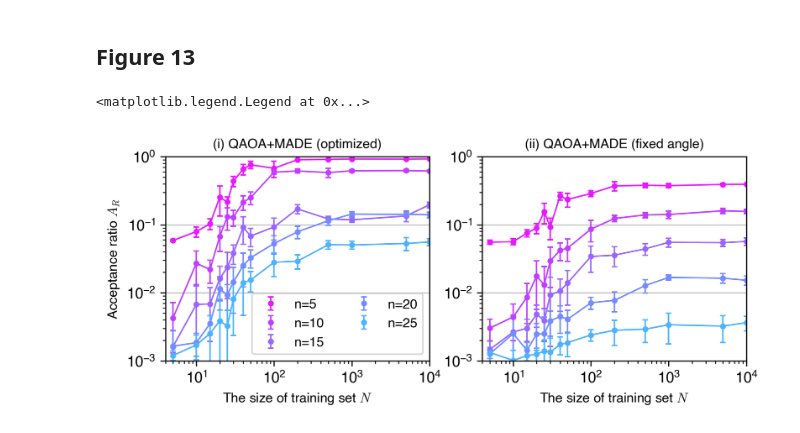
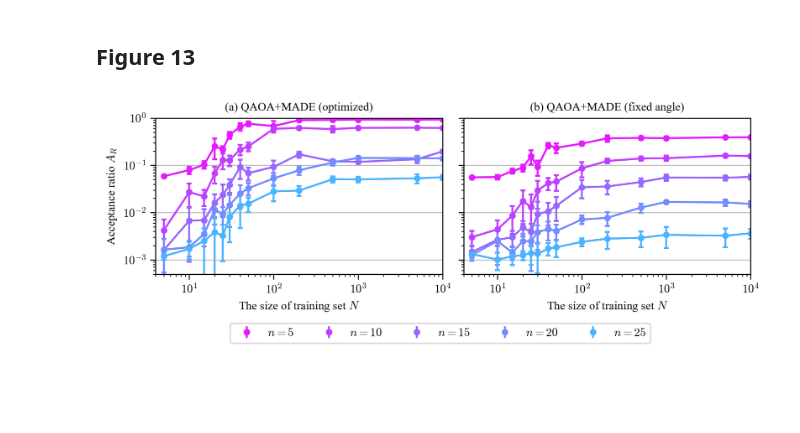
Before and after one commit to yuichiro-nakano/data_for_qaoa-made-mcmc, a Jupyter notebook: figure/make_fig.ipynb, the cells around one changed output. Cells and saved outputs as stored; diff of their text form; code cells hidden in the pictures; blank space fills up the shorter version.

```diff
--- a/figure/make_fig.ipynb
+++ b/figure/make_fig.ipynb
@@ -485,7 +603,6 @@ opt_accept_rate = np.count_nonzero(opt_qaoa_made_update_log, axis=2) / opt_qaoa_
 fix_accept_rate = np.count_nonzero(fix_qaoa_made_update_log, axis=2) / fix_qaoa_made_update_log.shape[2]
 uni_accept_rate = np.count_nonzero(uniform_update_log, axis=2) / uniform_update_log.shape[2]
 ssf_accept_rate = np.count_nonzero(ssf_update_log, axis=2) / ssf_update_log.shape[2]
-print(opt_accept_rate[0])
 
 capsize = 2
 markersize = 4
@@ -494,7 +611,7 @@ capthick = 1.5
 linewidth = 1.5
 spines = 0.75
 fontsize = 9
-linestyle = (0, (1, 1)) # 'densely dotted'
+linestyle = (0, (1, 1))
 
 fig8, ax8 = plt.subplots(2,1, figsize=(3.29,4), gridspec_kw=dict(height_ratios=[5,2], hspace=0.3), dpi=300)
 for i in range(n_instance):
@@ -508,7 +625,6 @@ ax8[0].axhline(np.average(np.average(fix_accept_rate, axis=1), axis=0), color=or
 ax8[0].axhline(np.average(np.average(uni_accept_rate, axis=1), axis=0), color='dimgrey', linestyle=linestyle, linewidth=linewidth)
 ax8[0].axhline(np.average(np.average(ssf_accept_rate, axis=1), axis=0), color=blue, linestyle=linestyle, linewidth=linewidth)
 
-#ax8[0].set_axisbelow(True) #gridを背面にする
 ax8[0].spines["top"].set_linewidth(spines)
 ax8[0].spines["left"].set_linewidth(spines)
 ax8[0].spines["bottom"].set_linewidth(spines)
@@ -517,19 +633,20 @@ ax8[0].spines["right"].set_linewidth(spines)
 ax8[0].set_yscale('log')
 ax8[0].set_xlabel('Instance', fontsize=fontsize)
 ax8[0].set_ylabel(r'Acceptance ratio $A_R$', fontsize=fontsize)
-ax8[0].tick_params(labelsize=fontsize)
+ax8[0].tick_params(width=spines, labelsize=fontsize, length=4.0, labelbottom=True)
 ax8[0].tick_params(which='major', width=spines)
-ax8[0].minorticks_off()
 
-ax8[-1].plot([], [], marker='o', color=red, label='MADE+QAOA (optimized)', linestyle=None)
-ax8[-1].plot([], [], marker='o', color=orange, label='MADE+QAOA (fixed angle)', linestyle=None)
-ax8[-1].plot([], [], marker='o', color='dimgrey', label='Uniform', linestyle=None)
-ax8[-1].plot([], [], marker='o', color=blue, label='SSF', linestyle=None)
+ax8[0].xaxis.set_major_formatter(FuncFormatter(math_tick))
+ax8[0].yaxis.set_major_formatter(FuncFormatter(math_exp_tick))
+
+ax8[-1].errorbar([], [], [], color=red, label='MADE+QAOA (optimized)', linestyle='none', marker='o', markersize=markersize, capsize=capsize, capthick=capthick, elinewidth=elinewidth)
+ax8[-1].errorbar([], [], [], color=orange, label='MADE+QAOA (fixed angle)', linestyle='none', marker='o', markersize=markersize, capsize=capsize, capthick=capthick, elinewidth=elinewidth)
+ax8[-1].errorbar([], [], [], color='dimgrey', label='Uniform', linestyle='none', marker='o', markersize=markersize, capsize=capsize, capthick=capthick, elinewidth=elinewidth)
+ax8[-1].errorbar([], [], [], color=blue, label='SSF', linestyle='none', marker='o', markersize=markersize, capsize=capsize, capthick=capthick, elinewidth=elinewidth)
 
 for spine in ax8[-1].spines.values():
     spine.set_visible(False)
 ax8[-1].axes.get_xaxis().set_visible(False)
 ax8[-1].axes.get_yaxis().set_visible(False)
 ax8[-1].legend(fontsize=fontsize, bbox_to_anchor=(0.5,0.5), loc='center', ncol=2, frameon=True)
-#fig8.savefig("figure/acceptance_rate.svg", dpi=300, bbox_inches='tight')
 # %% [output]
@@ -672,38 +801,52 @@ opt_mcmc_acceptance_mean, fix_mcmc_acceptance_mean = np.average(opt_mcmc_accepta
 opt_mcmc_acceptance_std, fix_mcmc_acceptance_std = np.std(opt_mcmc_acceptance_rate, axis=2), np.std(fix_mcmc_acceptance_rate, axis=2)
 # %%
 capsize = 2
-markersize = 3
-elinewidth = 1
-capthick = 1
-linewidth = 1
+markersize = 4
+elinewidth = 1.5
+capthick = 1.5
+linewidth = 1.5
 spines = 0.75
 fontsize = 9
 
 cm3 = plt.cm.get_cmap('cool')
 
-fig13, ax13 = plt.subplots(1, 2, figsize=(7.08,2.5), dpi=300)
+fig13, ax13 = plt.subplots(2, 2, figsize=(7.08,3), gridspec_kw=dict(height_ratios=[5,1], hspace=0.5), dpi=300, layout='constrained')
 for i in range(len(n_spin_list)):
-	ax13[0].errorbar(n_train_list, opt_mcmc_acceptance_mean[i], opt_mcmc_acceptance_std[i], color=cm3(0.9-0.15*i), linestyle='none', marker='o', markersize=markersize, capsize=capsize, capthick=capthick, elinewidth=elinewidth, label='n={0}'.format(n_spin_list[i]))
-	ax13[0].plot(n_train_list, opt_mcmc_acceptance_mean[i], color=cm3(0.9-0.15*i), linewidth=linewidth)
+	ax13[0,0].errorbar(n_train_list, opt_mcmc_acceptance_mean[i], opt_mcmc_acceptance_std[i], color=cm3(0.9-0.15*i), linestyle='none', marker='o', markersize=markersize, capsize=capsize, capthick=capthick, elinewidth=elinewidth, label='n={0}'.format(n_spin_list[i]))
+	ax13[0,0].plot(n_train_list, opt_mcmc_acceptance_mean[i], color=cm3(0.9-0.15*i), linewidth=linewidth)
 for i in range(len(n_spin_list)):
-	ax13[1].errorbar(n_train_list, fix_mcmc_acceptance_mean[i], fix_mcmc_acceptance_std[i], color=cm3(0.9-0.15*i), linestyle='none', marker='o', markersize=markersize, capsize=capsize, capthick=capthick, elinewidth=elinewidth, label='n={0}'.format(n_spin_list[i]))
-	ax13[1].plot(n_train_list, fix_mcmc_acceptance_mean[i], color=cm3(0.9-0.15*i), linewidth=linewidth)
+	ax13[0,1].errorbar(n_train_list, fix_mcmc_acceptance_mean[i], fix_mcmc_acceptance_std[i], color=cm3(0.9-0.15*i), linestyle='none', marker='o', markersize=markersize, capsize=capsize, capthick=capthick, elinewidth=elinewidth, label='n={0}'.format(n_spin_list[i]))
+	ax13[0,1].plot(n_train_list, fix_mcmc_acceptance_mean[i], color=cm3(0.9-0.15*i), linewidth=linewidth)
 
 for i in range(2):
-	ax13[i].grid(axis='y', color='#BFBFBF', linestyle='-', linewidth=spines)
-	ax13[i].set_axisbelow(True) #gridを背面にする
-	ax13[i].set_xscale('log')
-	ax13[i].set_yscale('log')
-	ax13[i].set_xlim(4, 1e4)
-	ax13[i].set_ylim(1e-3, 1)
-	ax13[i].set_xlabel(r'The size of training set $N$', fontsize=fontsize)
+	ax13[0,i].grid(axis='y', color='#BFBFBF', linestyle='-', linewidth=spines)
+	ax13[0,i].set_axisbelow(True)
+	ax13[0,i].set_xscale('log')
+	ax13[0,i].set_yscale('log')
+	ax13[0,i].set_xlim(4, 1e4)
+	ax13[0,i].set_ylim(5e-4, 1)
+	ax13[0,i].set_xlabel(r'The size of training set $N$', fontsize=fontsize)
+	ax13[0,i].tick_params(width=spines, labelsize=fontsize, length=4.0, labelbottom=True)
+	ax13[0,i].xaxis.set_major_formatter(FuncFormatter(math_exp_tick))
+	ax13[0,i].yaxis.set_major_formatter(FuncFormatter(math_exp_tick))
 
-ax13[0].set_ylabel(r'Acceptance ratio $A_R$', fontsize=fontsize)
-ax13[0].set_title(r'(i) QAOA+MADE (optimized)', fontsize=fontsize)
-ax13[1].set_title(r'(ii) QAOA+MADE (fixed angle)', fontsize=fontsize)
-ax13[0].legend(fontsize=fontsize, loc='lower right', ncol=2, frameon=True)
+ax13[0,0].set_ylabel(r'Acceptance ratio $A_R$', fontsize=fontsize)
+ax13[0,1].tick_params(width=spines, labelsize=fontsize, length=4.0, labelbottom=True, labelleft=False)
+ax13[0,0].set_title(r'(a) QAOA+MADE (optimized)', fontsize=fontsize)
+ax13[0,1].set_title(r'(b) QAOA+MADE (fixed angle)', fontsize=fontsize)
 
-#fig13.savefig("figure/acceptance_rate_vs_training_data_size.svg", dpi=300, bbox_inches='tight')
+for i in range(len(n_spin_list)):
+	ax13[1,0].errorbar([], [], [], color=cm2(0.9-0.15*i), linestyle='none', marker='o', markersize=markersize, capsize=capsize, capthick=capthick, elinewidth=elinewidth, label=r'$n={0}$'.format(n_spin_list[i]))
+
+for spine in ax13[1,0].spines.values():
+    spine.set_visible(False)
+ax13[1,0].axes.get_xaxis().set_visible(False)
+ax13[1,0].axes.get_yaxis().set_visible(False)
+ax13[1,0].legend(fontsize=fontsize, bbox_to_anchor=(0.5,0.5), loc='center', ncol=5, frameon=True)
+
+fig13.delaxes(ax13[1,1])
+gs = ax13[1,0].get_gridspec()
+ax13[1,0].set_position(gs[1,:].get_position(fig13))
+ax13[1,0].set_subplotspec(gs[1,:])
 # %% [output]
-<matplotlib.legend.Legend at 0x...>
-[figure, old version]
+[figure, new version]
```
Also changed, not shown: parts of 18 cells of this notebook, 32 other files.
